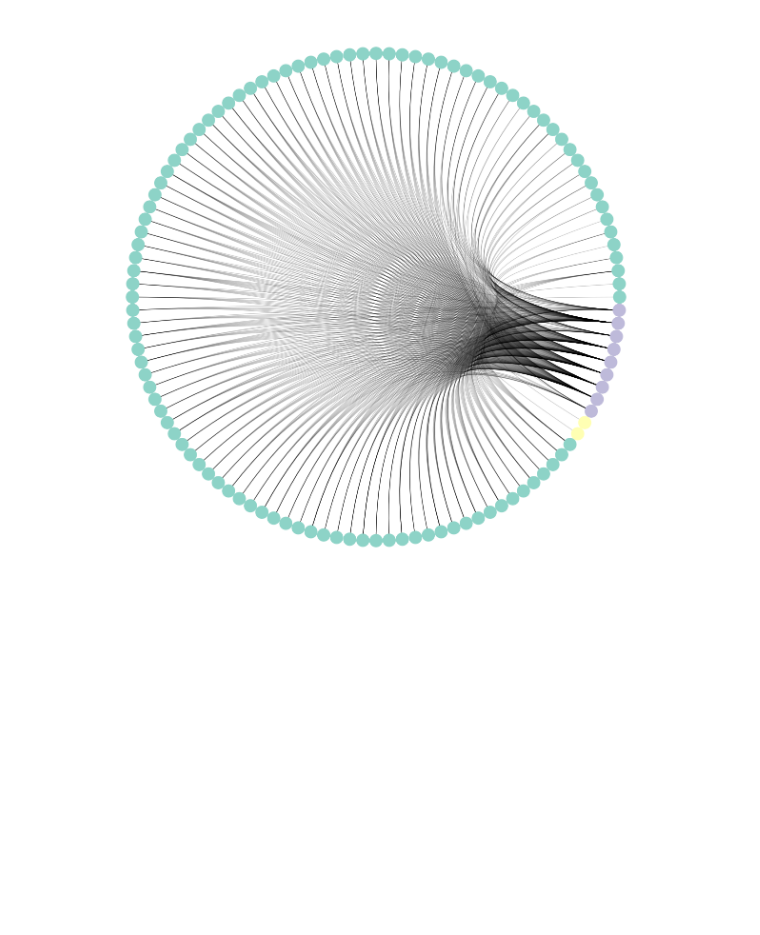
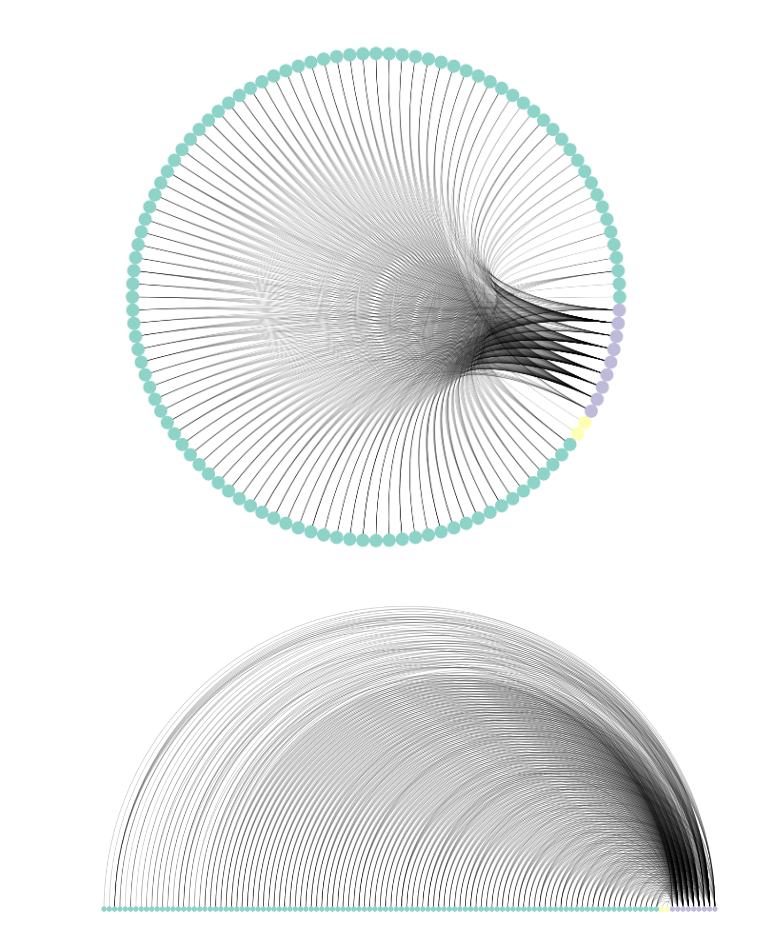
Before and after one commit to lucyzhang95/MAGNN_MKG, a Jupyter notebook: analysis/network.ipynb, the cells around one changed output. Cells and saved outputs as stored; diff of their text form; code cells hidden in the pictures; blank space fills up the shorter version.

Commit message:
update arc plots

```diff
--- a/analysis/network.ipynb
+++ b/analysis/network.ipynb
@@ -283,3 +283,9 @@ nv.circos(t2_ccs_draw, node_color_by="type", group_by="type", sort_by="centralit
 plt.show()
 # %% [output]
 [figure]
+# %%
+plt.figure(figsize=(15, 15))
+nv.arc(t2_ccs_draw, node_color_by="type", group_by="type", sort_by="centrality")
+plt.show()
+# %% [output]
+[figure, added]
```
